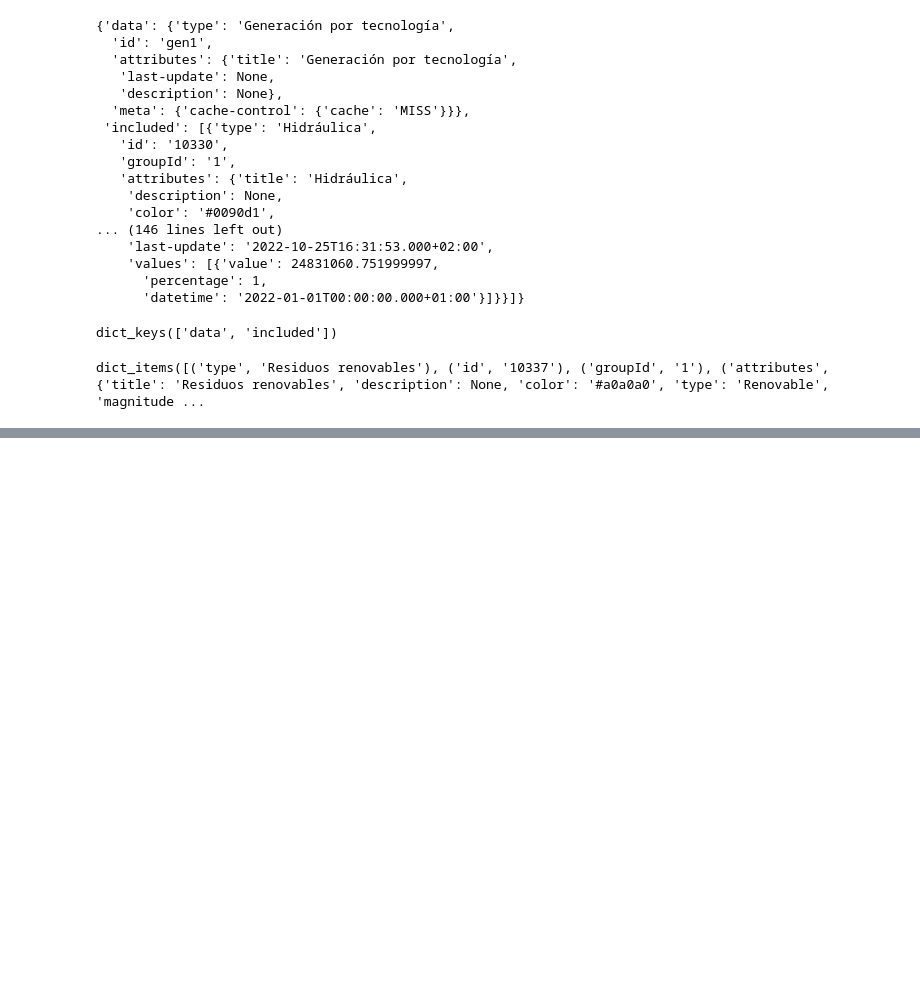
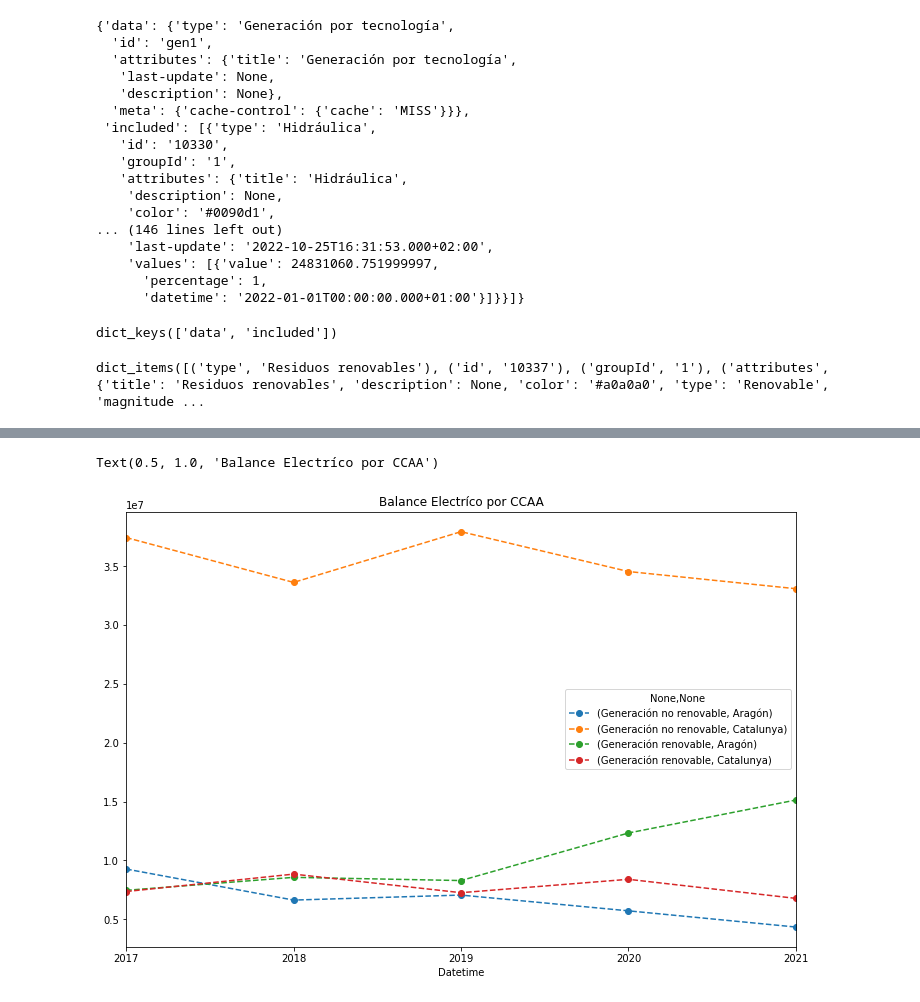
Before and after one commit to BertaVives/TheBridge_DataScience_PT_ALUMNI_sep22, a Jupyter notebook: 02_DATA_ANALYSIS/03_API/labs/lab05_Fetch_data.ipynb, the cells around one changed output, grey strips where cells are left out. Cells and saved outputs as stored; diff of their text form; code cells hidden in the pictures; blank space fills up the shorter version.

```diff
--- a/02_DATA_ANALYSIS/03_API/labs/lab05_Fetch_data.ipynb
+++ b/02_DATA_ANALYSIS/03_API/labs/lab05_Fetch_data.ipynb
@@ -62,0 +288,9 @@ dict_items([('type', 'Residuos renovables'), ('id', '10337'), ('groupId', '1'),
+# %%
+ccaa_df.set_index('Datetime', drop=True).sort_index().groupby(
+    ['Type','CCAA'])['Valor'].plot(
+        style='--o', legend=True, figsize=(12,8)
+    )
+plt.title('Balance Electríco por CCAA')
+# %% [output]
+Text(0.5, 1.0, 'Balance Electríco por CCAA')
+[figure, added]
```
Also changed, not shown: parts of 12 cells of this notebook, 1 other file.
